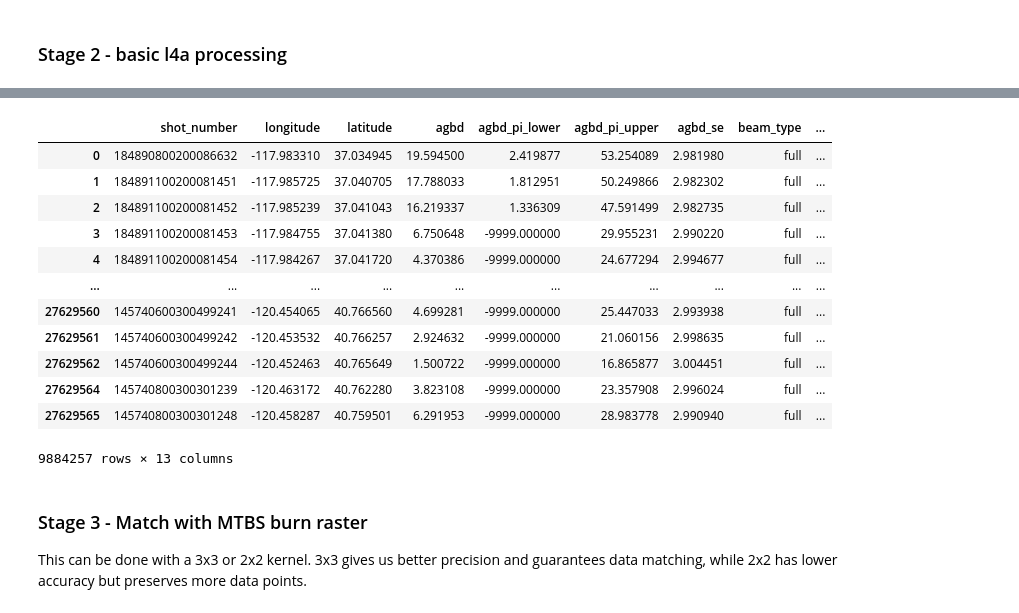
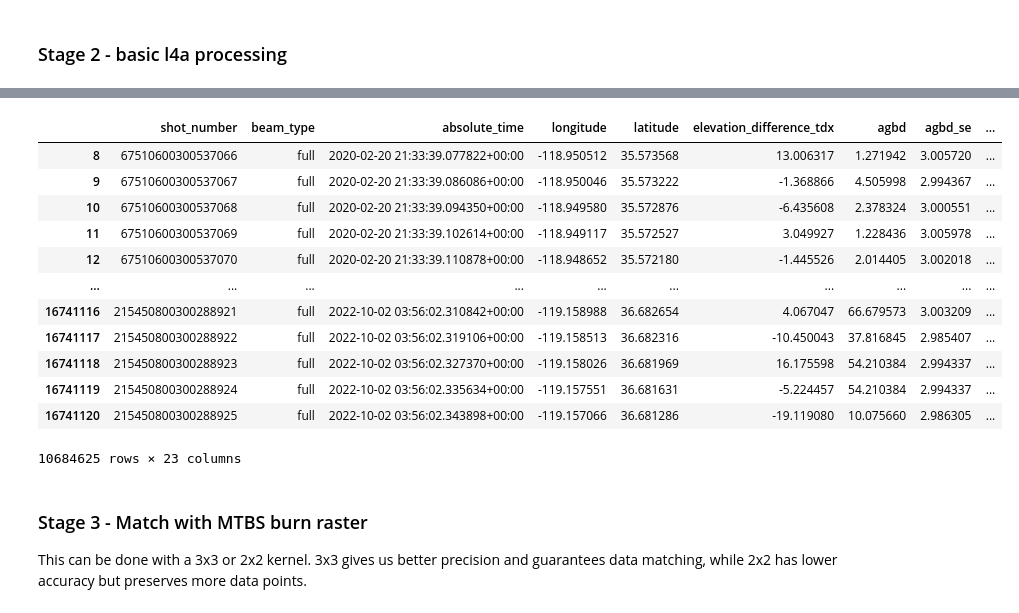
Before and after one commit to mahuna13/fire-regen, a Jupyter notebook: notebooks/data/GediDataFiltering.ipynb, the cells around one changed output, grey strips where cells are left out. Drawn from its saved outputs; the diff is of its cells as text; code cells hidden in the pictures.

Commit message:
Changed the GEDI data pipeline to load combined L2A, L2B and L4A shots and processes them. Also added matching with NDVI to the pipeline

```diff
--- a/notebooks/data/GediDataFiltering.ipynb
+++ b/notebooks/data/GediDataFiltering.ipynb
@@ -13,6 +19,6 @@ importlib.reload(gedi_pipeline)
 # %% [markdown]
 ### Stage 2 - basic l4a processing
 # %%
+# Combined shots
 gedi = gedi_pipeline.stage_2_basic_processing_of_l4a_sierras_data(save=True)
-gedi
 # %% [output]
@@ -20,16 +27,16 @@ gedi
-|  | shot_number | longitude | latitude | agbd | agbd_pi_lower | agbd_pi_upper | agbd_se | beam_type | ... |
-| 0 | 184890800200086632 | -117.983310 | 37.034945 | 19.594500 | 2.419877 | 53.254089 | 2.981980 | full | ... |
-| 1 | 184891100200081451 | -117.985725 | 37.040705 | 17.788033 | 1.812951 | 50.249866 | 2.982302 | full | ... |
-| 2 | 184891100200081452 | -117.985239 | 37.041043 | 16.219337 | 1.336309 | 47.591499 | 2.982735 | full | ... |
-| 3 | 184891100200081453 | -117.984755 | 37.041380 | 6.750648 | -9999.000000 | 29.955231 | 2.990220 | full | ... |
-| 4 | 184891100200081454 | -117.984267 | 37.041720 | 4.370386 | -9999.000000 | 24.677294 | 2.994677 | full | ... |
+|  | shot_number | beam_type | absolute_time | longitude | latitude | elevation_difference_tdx | agbd | agbd_se | ... |
+| 8 | 67510600300537066 | full | 2020-02-20 21:33:39.077822+00:00 | -118.950512 | 35.573568 | 13.006317 | 1.271942 | 3.005720 | ... |
+| 9 | 67510600300537067 | full | 2020-02-20 21:33:39.086086+00:00 | -118.950046 | 35.573222 | -1.368866 | 4.505998 | 2.994367 | ... |
+| 10 | 67510600300537068 | full | 2020-02-20 21:33:39.094350+00:00 | -118.949580 | 35.572876 | -6.435608 | 2.378324 | 3.000551 | ... |
+| 11 | 67510600300537069 | full | 2020-02-20 21:33:39.102614+00:00 | -118.949117 | 35.572527 | 3.049927 | 1.228436 | 3.005978 | ... |
+| 12 | 67510600300537070 | full | 2020-02-20 21:33:39.110878+00:00 | -118.948652 | 35.572180 | -1.445526 | 2.014405 | 3.002018 | ... |
 | ... | ... | ... | ... | ... | ... | ... | ... | ... | ... |
-| 27629560 | 145740600300499241 | -120.454065 | 40.766560 | 4.699281 | -9999.000000 | 25.447033 | 2.993938 | full | ... |
-| 27629561 | 145740600300499242 | -120.453532 | 40.766257 | 2.924632 | -9999.000000 | 21.060156 | 2.998635 | full | ... |
-| 27629562 | 145740600300499244 | -120.452463 | 40.765649 | 1.500722 | -9999.000000 | 16.865877 | 3.004451 | full | ... |
-| 27629564 | 145740800300301239 | -120.463172 | 40.762280 | 3.823108 | -9999.000000 | 23.357908 | 2.996024 | full | ... |
-| 27629565 | 145740800300301248 | -120.458287 | 40.759501 | 6.291953 | -9999.000000 | 28.983778 | 2.990940 | full | ... |
+| 16741116 | 215450800300288921 | full | 2022-10-02 03:56:02.310842+00:00 | -119.158988 | 36.682654 | 4.067047 | 66.679573 | 3.003209 | ... |
+| 16741117 | 215450800300288922 | full | 2022-10-02 03:56:02.319106+00:00 | -119.158513 | 36.682316 | -10.450043 | 37.816845 | 2.985407 | ... |
+| 16741118 | 215450800300288923 | full | 2022-10-02 03:56:02.327370+00:00 | -119.158026 | 36.681969 | 16.175598 | 54.210384 | 2.994337 | ... |
+| 16741119 | 215450800300288924 | full | 2022-10-02 03:56:02.335634+00:00 | -119.157551 | 36.681631 | -5.224457 | 54.210384 | 2.994337 | ... |
+| 16741120 | 215450800300288925 | full | 2022-10-02 03:56:02.343898+00:00 | -119.157066 | 36.681286 | -19.119080 | 10.075660 | 2.986305 | ... |
-9884257 rows × 13 columns
+10684625 rows × 23 columns
 # %% [markdown]
 ### Stage 3 - Match with MTBS burn raster
 
```
Also changed, not shown: parts of 13 cells of this notebook, 2 other files.
